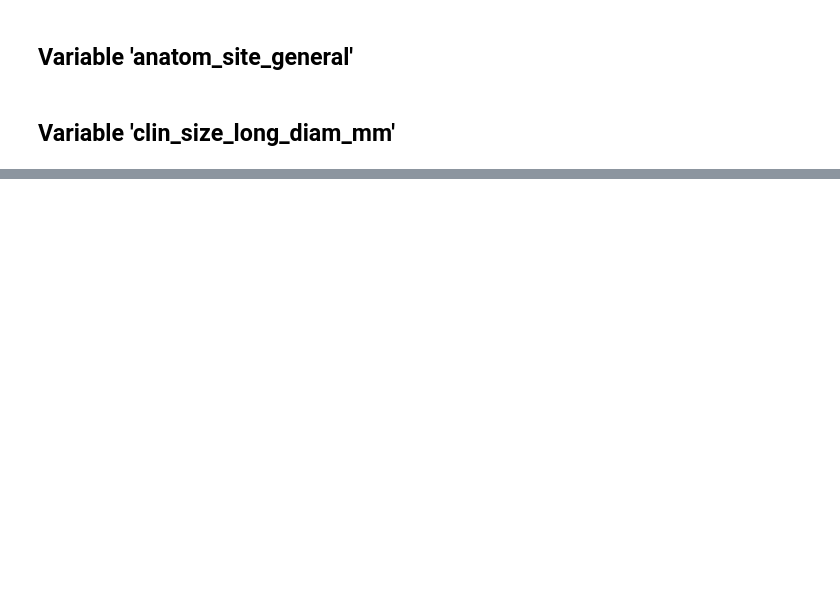
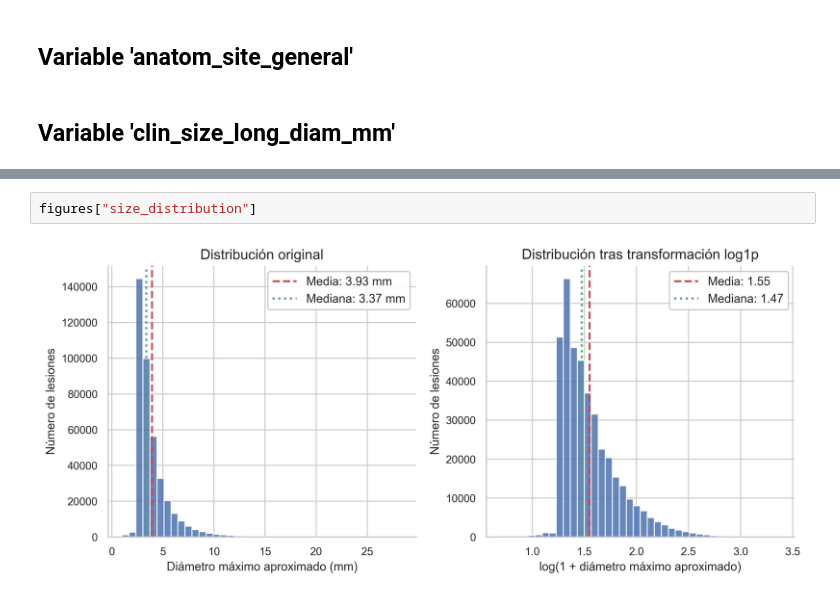
Before and after one commit to JuanCardona7/my-image-classifier, a Jupyter notebook: notebooks/EDA_02.ipynb, the cells around one changed output, grey strips where cells are left out. Drawn from its saved outputs; the diff is of its cells as text; blank space fills up the shorter version.

```diff
--- a/notebooks/EDA_02.ipynb
+++ b/notebooks/EDA_02.ipynb
@@ -2560,0 +3750,4 @@ Finalmente, existen ocho pacientes con edades inferiores a 18 años. Su exclusi
+# %%
+figures["size_distribution"]
+# %% [output]
+[figure, added]
```
Also changed, not shown: parts of 46 cells of this notebook, 1 other file.
